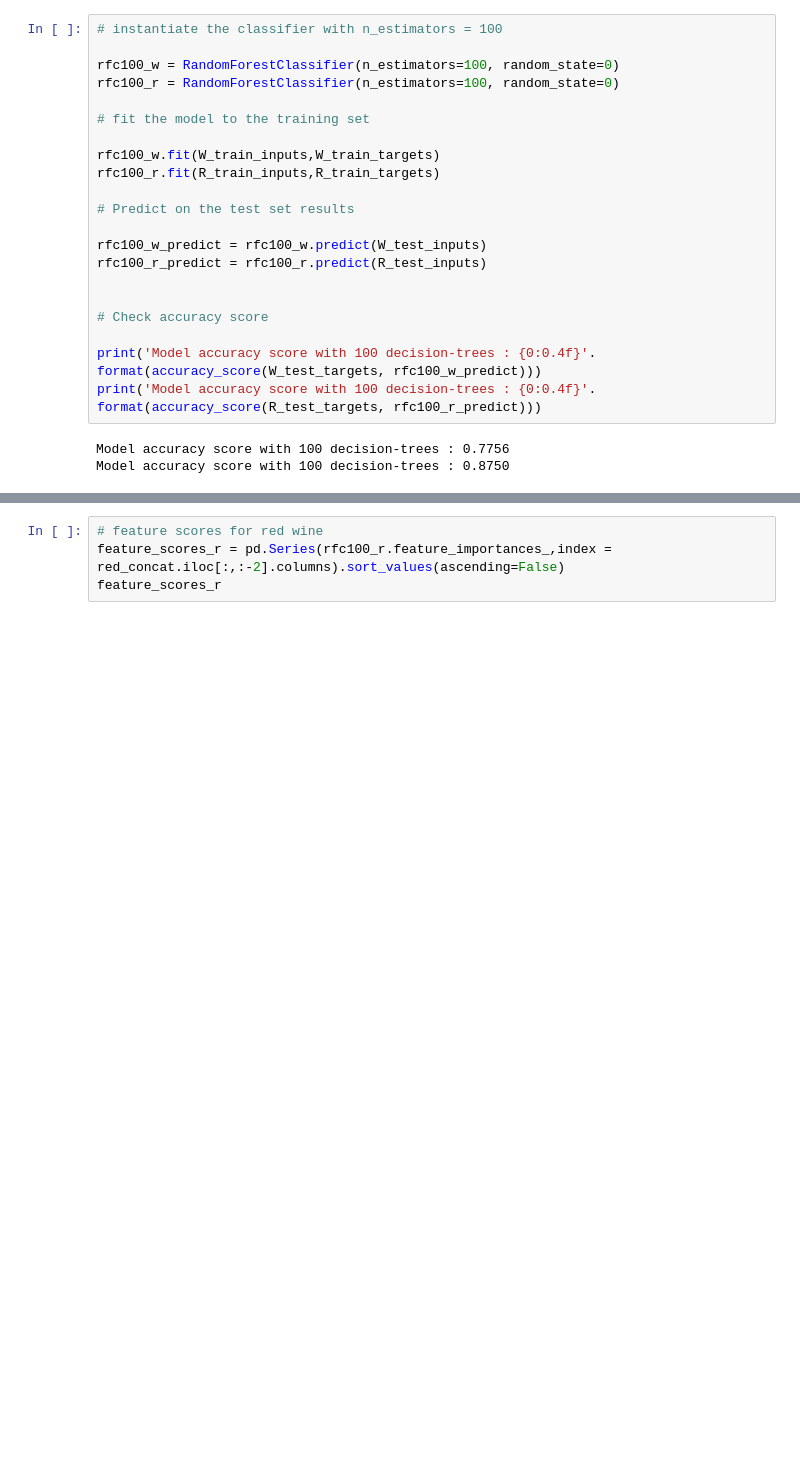
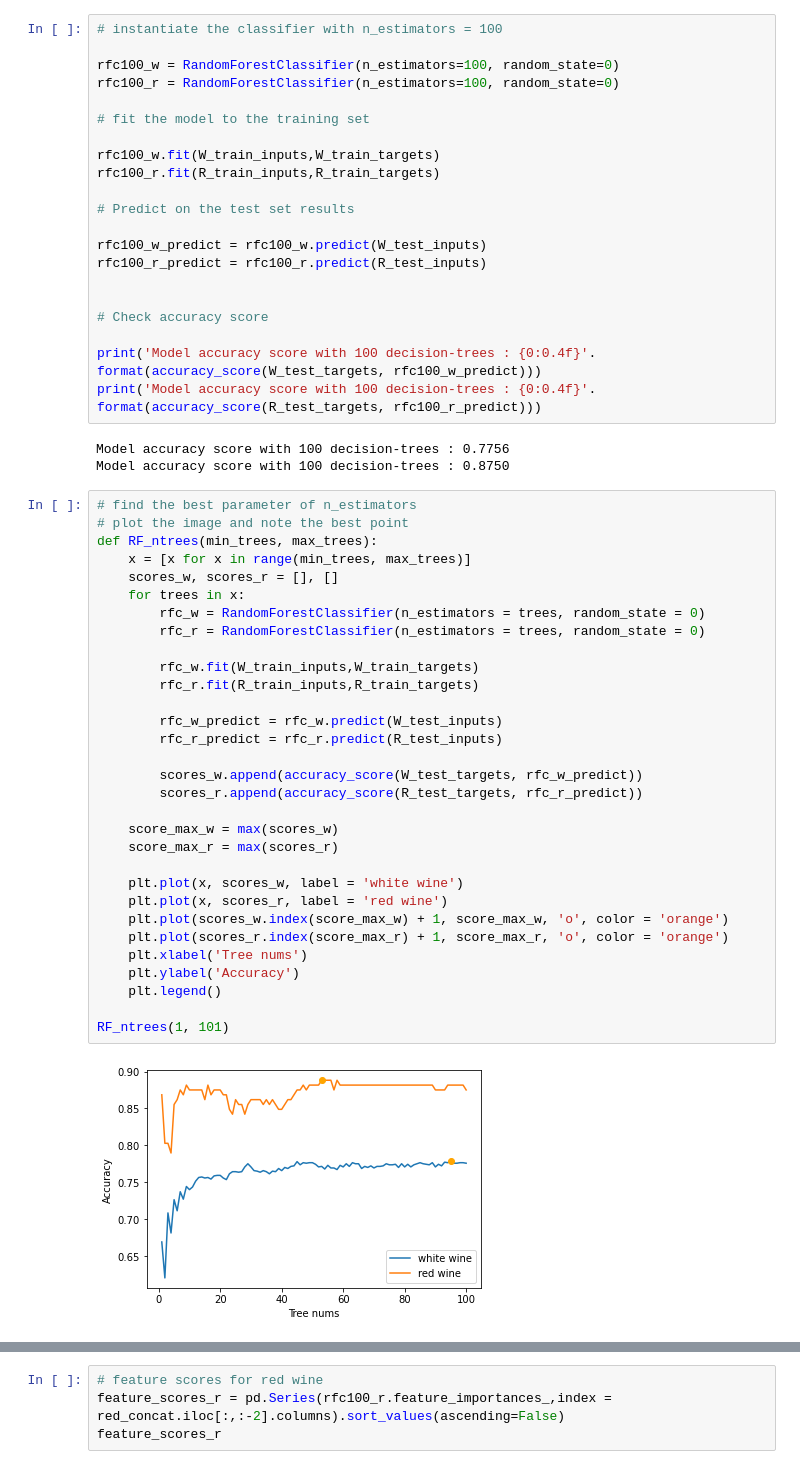
Before and after one commit to RayHYAN/INST0060_GroupWork, a Jupyter notebook: PROJECT CODE/External_models.ipynb, the cells around one changed output, grey strips where cells are left out. Cells and saved outputs as stored; diff of their text form; blank space fills up the shorter version.

Commit message:
Update 2 new functions for chosing the best parameter of n_estimators and max_depth for RandomForest

```diff
--- a/PROJECT CODE/External_models.ipynb
+++ b/PROJECT CODE/External_models.ipynb
@@ -101,3 +101,36 @@ print('Model accuracy score with 100 decision-trees : {0:0.4f}'. format(accuracy
 # %% [output]
 Model accuracy score with 100 decision-trees : 0.7756
 Model accuracy score with 100 decision-trees : 0.8750
+# %%
+# find the best parameter of n_estimators
+# plot the image and note the best point
+def RF_ntrees(min_trees, max_trees):
+    x = [x for x in range(min_trees, max_trees)]
+    scores_w, scores_r = [], []
+    for trees in x:
+        rfc_w = RandomForestClassifier(n_estimators = trees, random_state = 0)
+        rfc_r = RandomForestClassifier(n_estimators = trees, random_state = 0)
+
+        rfc_w.fit(W_train_inputs,W_train_targets)
+        rfc_r.fit(R_train_inputs,R_train_targets)
+
+        rfc_w_predict = rfc_w.predict(W_test_inputs)
+        rfc_r_predict = rfc_r.predict(R_test_inputs)
+
+        scores_w.append(accuracy_score(W_test_targets, rfc_w_predict))
+        scores_r.append(accuracy_score(R_test_targets, rfc_r_predict))
+
+    score_max_w = max(scores_w)
+    score_max_r = max(scores_r)
+
+    plt.plot(x, scores_w, label = 'white wine')
+    plt.plot(x, scores_r, label = 'red wine')
+    plt.plot(scores_w.index(score_max_w) + 1, score_max_w, 'o', color = 'orange')
+    plt.plot(scores_r.index(score_max_r) + 1, score_max_r, 'o', color = 'orange')
+    plt.xlabel('Tree nums')
+    plt.ylabel('Accuracy')
+    plt.legend()
+
+RF_ntrees(1, 101)
+# %% [output]
+[figure, added]
```
Also changed, not shown: parts of 3 cells of this notebook.
